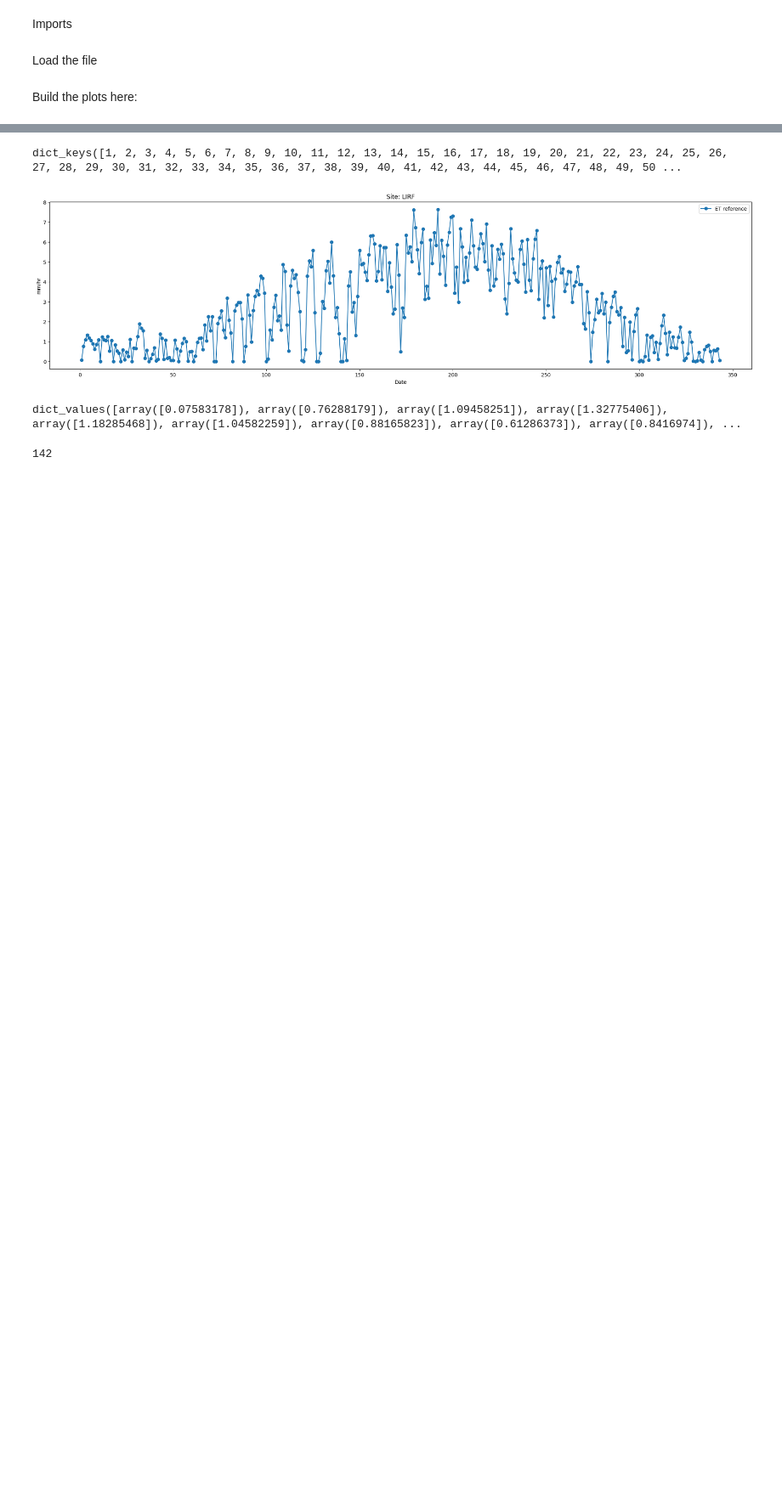
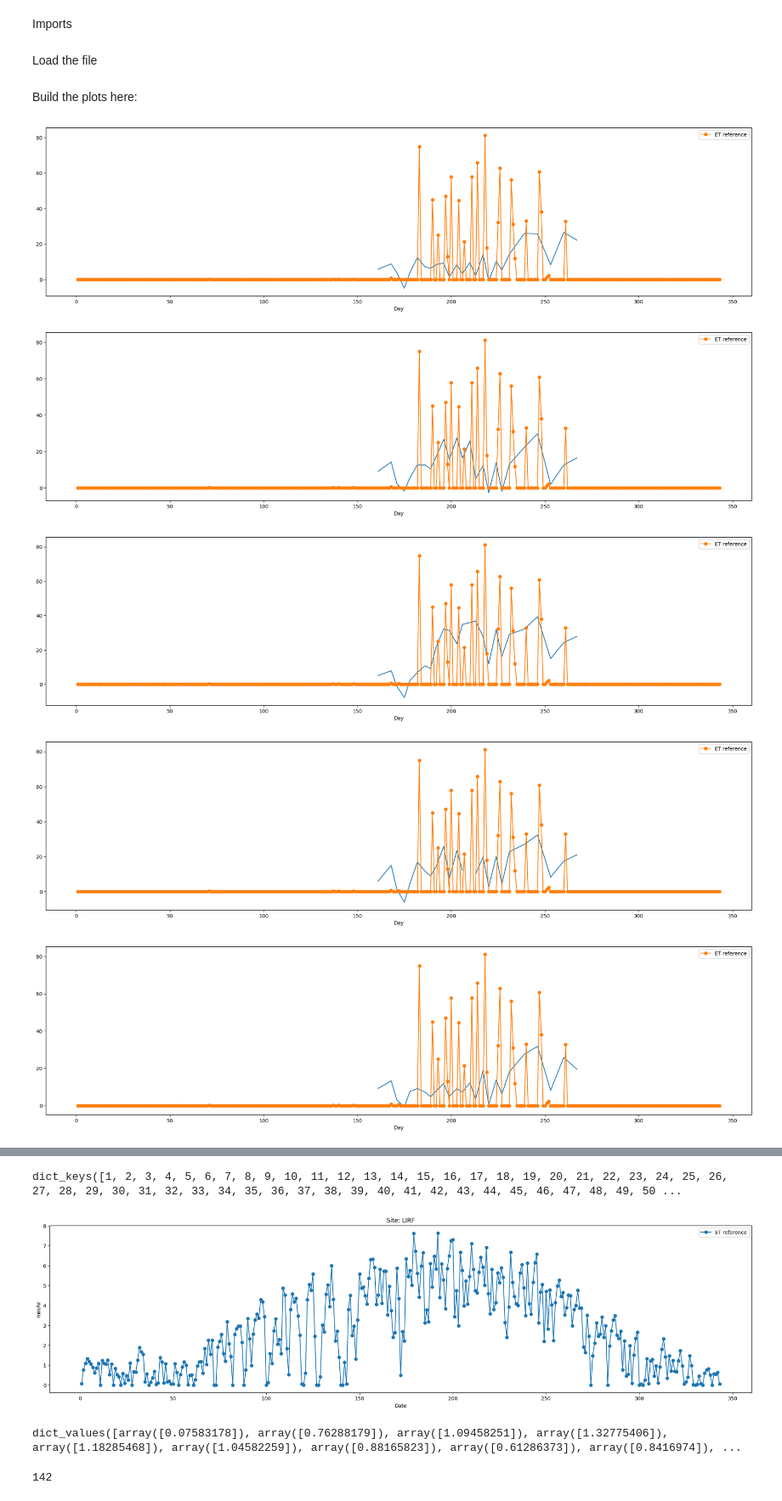
Before and after one commit to ahermze/Irrigation-Tool-Hub, a Jupyter notebook: backend/notebook.ipynb, the cells around one changed output, grey strips where cells are left out. Shown at 85% size. Cells and saved outputs as stored; diff of their text form; code cells hidden in the pictures; blank space fills up the shorter version.

```diff
--- a/backend/notebook.ipynb
+++ b/backend/notebook.ipynb
@@ -38,3 +38,75 @@ def load_filegs(file_name):
     return st, idx, gs
 # %% [markdown]
 Build the plots here:
+# %%
+def load(file_name, sheet):
+    return read_excel(file_name, sheet_name=sheet)
+
+def load_file_thingy(file_name):
+    #### Loading the information
+    st = load(file_name, 'sites')
+    idx = load(file_name, 'index')
+    gs = load(file_name, 'growth stage')
+    wx = load(file_name, 'weather')
+    ir = load(file_name, 'irrigation')
+    swd = load(file_name, 'soil water deficit')
+    return st, idx, wx, ir, swd
+
+def thing():
+    path = ".././static/data.xlsx"
+    st, idx, wx, ir, swd = load_file_thingy(path)
+    site_name = st['site']
+
+
+
+    pd={}
+
+    for index, row in wx.iterrows():
+
+        p = row["pp"]
+        day = row["day"]
+
+        pd[day] = p
+
+    for day in range(min(pd.keys()), max(pd.keys())+1):
+        if day not in pd.keys():
+            pd[day] = 0
+
+    for index, row in ir.iterrows():
+        ir = row["Igross"]
+        day = row["DOY"]
+
+        pd[day] = pd[day] + ir
+
+    swdplots = {}
+
+    for index, row in swd.iterrows():
+        total = row["SWD_30"]+row["SWD_60"]+row["SWD_90"]+row["SWD_120"]+row["SWD_150"]+row["SWD_200"]
+        day = row["DOY"]
+        plot = str(row["plot"])
+
+    for index, row in swd.iterrows():
+        total = row["SWD_15"] + row["SWD_30"] + row["SWD_60"] + row["SWD_90"] + row["SWD_120"] + row["SWD_150"] + row["SWD_200"]
+        swdplots.setdefault(row["plot"], {})[row["DOY"]] = total
+
+
+    for plot in swdplots.keys():
+        plt.figure(figsize=(25, 6))  # Width of 12 inches and height of 6 inches
+        plt.plot(swdplots[plot].keys(), swdplots[plot].values())
+        plt.plot(pd.keys(), pd.values(), marker='o', label="ET reference")
+        plt.xlabel('Day')
+        plt.xlim(min(swdplots[plot].keys()), max(swdplots[plot].keys()))
+        plt.legend()
+        plt.show()
+
+
+
+
+
+thing()
+# %% [output]
+[figure, added]
+[figure, added]
+[figure, added]
+[figure, added]
+[figure, added]
```
Also changed, not shown: parts of 2 cells of this notebook, 5 other files.
